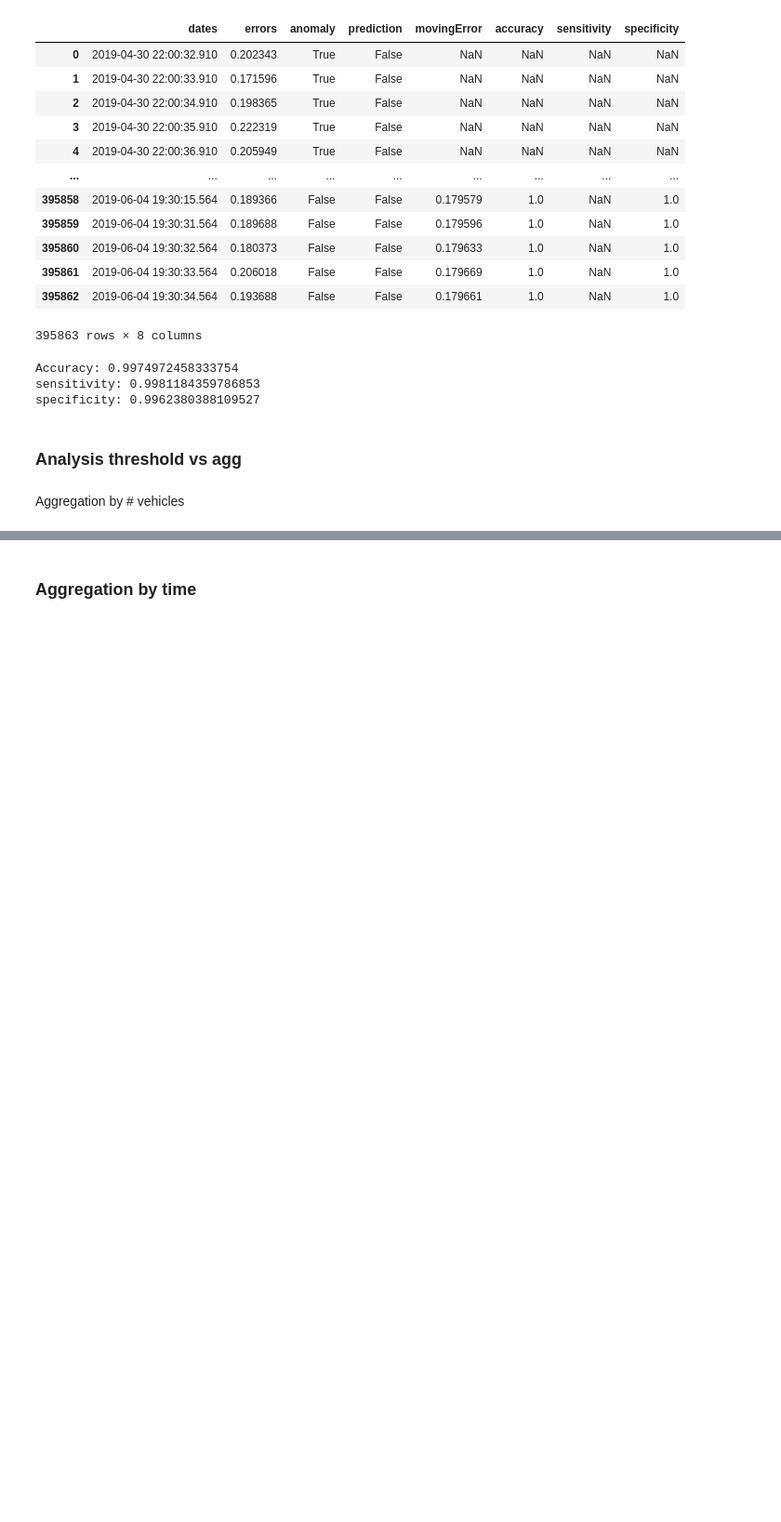
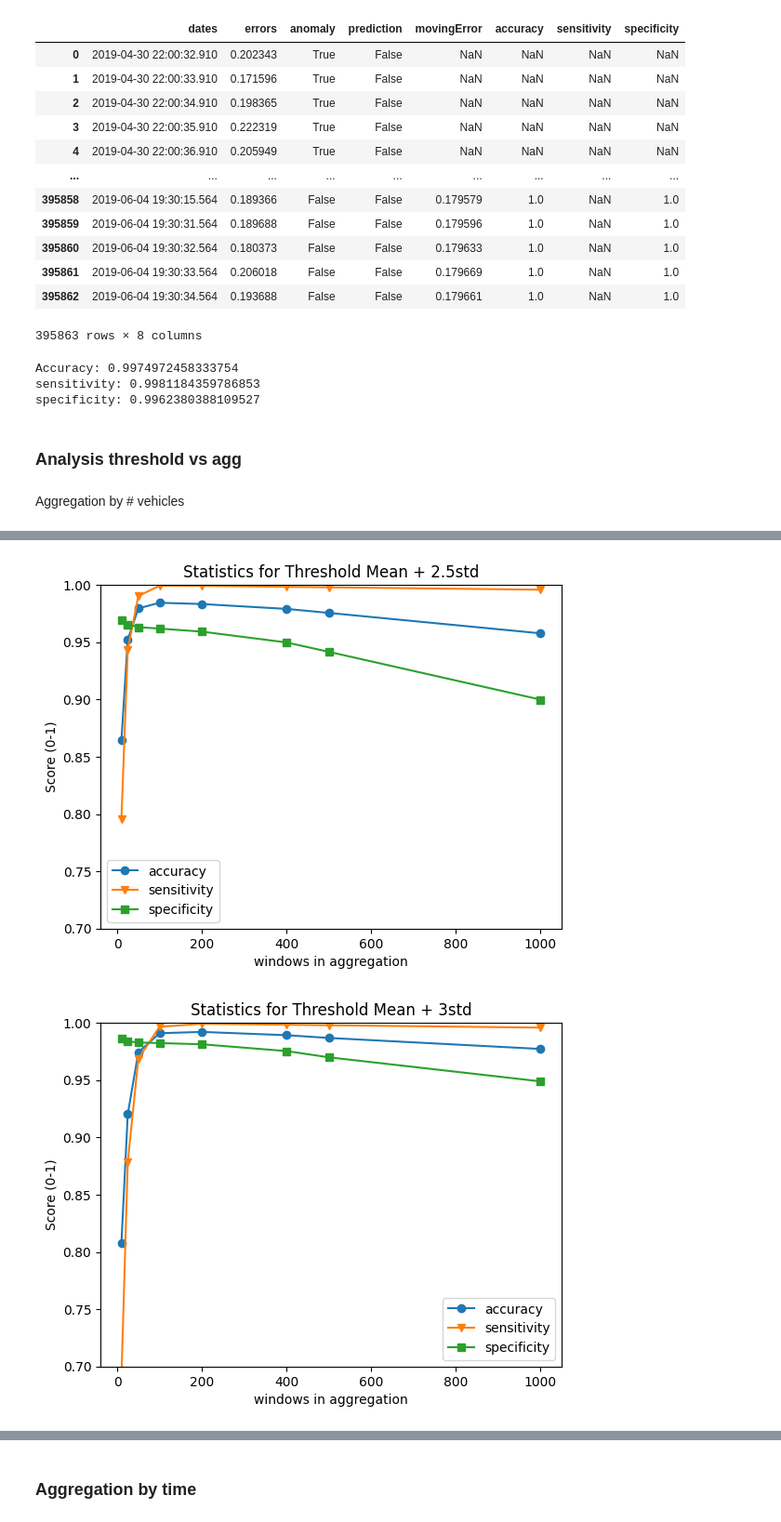
Before and after one commit to YhBedoya/SHM-MAE, a Jupyter notebook: AnomalyDetection on INSIST/AnalysisTrainingResults.ipynb, the cells around one changed output, grey strips where cells are left out. Shown at 93% size. Cells and saved outputs as stored; diff of their text form; code cells hidden in the pictures; blank space fills up the shorter version.

```diff
--- a/AnomalyDetection on INSIST/AnalysisTrainingResults.ipynb
+++ b/AnomalyDetection on INSIST/AnalysisTrainingResults.ipynb
@@ -418,21 +433,24 @@ resultsDf
 # %%
 for thresholdOpt in thresholdsOptions:
-    pltDf = resultsDf[resultsDf["threshold"]==thresholdOpt]
+    pltDf = resultsVehiclesDf[resultsVehiclesDf["threshold"]==thresholdOpt]
     x_categories = pltDf["sizeMovingAverage"]
 
     # Create the plot
     plt.plot(x_categories, pltDf["accuracy"], marker='o', label='accuracy')
     plt.plot(x_categories, pltDf["sensitivity"], marker='v', label='sensitivity')
     plt.plot(x_categories, pltDf["specificity"], marker='s', label='specificity')
 
     # Add labels and title
     plt.ylim(0.7, 1)
     plt.xlabel('windows in aggregation')
     plt.ylabel('Score (0-1)')
     plt.title(f'Statistics for Threshold Mean + {thresholdOpt}')
 
     # Add legend
     plt.legend()
 
     # Display the plot
     plt.show()
+# %% [output]
+[figure, added]
+[figure, added]
```
Also changed, not shown: parts of 11 cells of this notebook, 9 other files.
